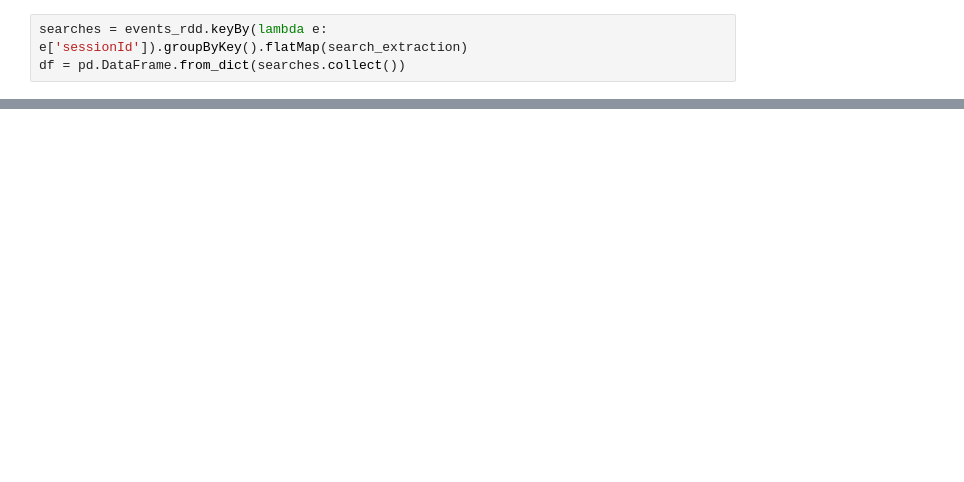
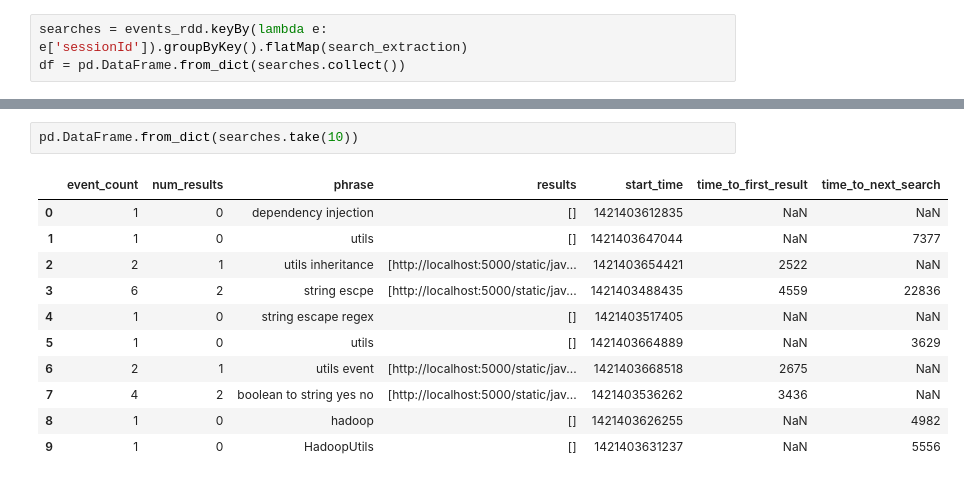
Before and after one commit to divolte/divolte-examples, a Jupyter notebook: autocomplete/analysis/search-analysis.ipynb, the cells around one changed output, grey strips where cells are left out. Saved outputs shown, nothing was run; the diff lists cells and outputs as text; blank space fills up the shorter version.

```diff
--- a/autocomplete/analysis/search-analysis.ipynb
+++ b/autocomplete/analysis/search-analysis.ipynb
@@ -114,3 +77,17 @@ df = pd.DataFrame.from_dict(searches.collect())
+# %%
+pd.DataFrame.from_dict(searches.take(10))
+# %% [output]
+|  | event_count | num_results | phrase | results | start_time | time_to_first_result | time_to_next_search |
+| 0 | 1 | 0 | dependency injection | [] | 1421403612835 | NaN | NaN |
+| 1 | 1 | 0 | utils | [] | 1421403647044 | NaN | 7377 |
+| 2 | 2 | 1 | utils inheritance | [http://localhost:5000/static/jav... | 1421403654421 | 2522 | NaN |
+| 3 | 6 | 2 | string escpe | [http://localhost:5000/static/jav... | 1421403488435 | 4559 | 22836 |
+| 4 | 1 | 0 | string escape regex | [] | 1421403517405 | NaN | NaN |
+| 5 | 1 | 0 | utils | [] | 1421403664889 | NaN | 3629 |
+| 6 | 2 | 1 | utils event | [http://localhost:5000/static/jav... | 1421403668518 | 2675 | NaN |
+| 7 | 4 | 2 | boolean to string yes no | [http://localhost:5000/static/jav... | 1421403536262 | 3436 | NaN |
+| 8 | 1 | 0 | hadoop | [] | 1421403626255 | NaN | 4982 |
+| 9 | 1 | 0 | HadoopUtils | [] | 1421403631237 | NaN | 5556 |
 # %%
 df.plot(y = 'time_to_first_result', kind='density', legend=False, title='Density of time to first result click')
 # %% [output]
```
Also changed, not shown: parts of 10 cells of this notebook, 20 other files.
